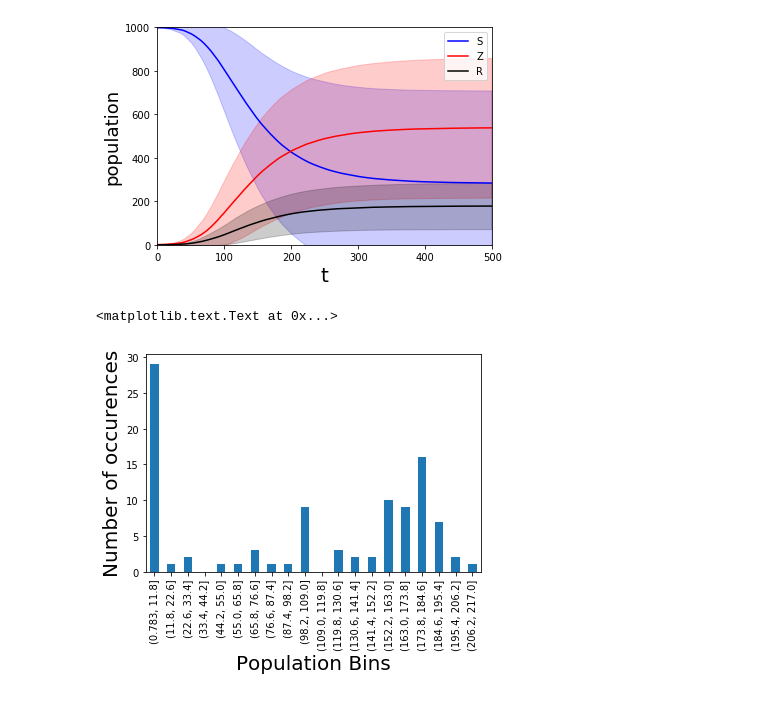
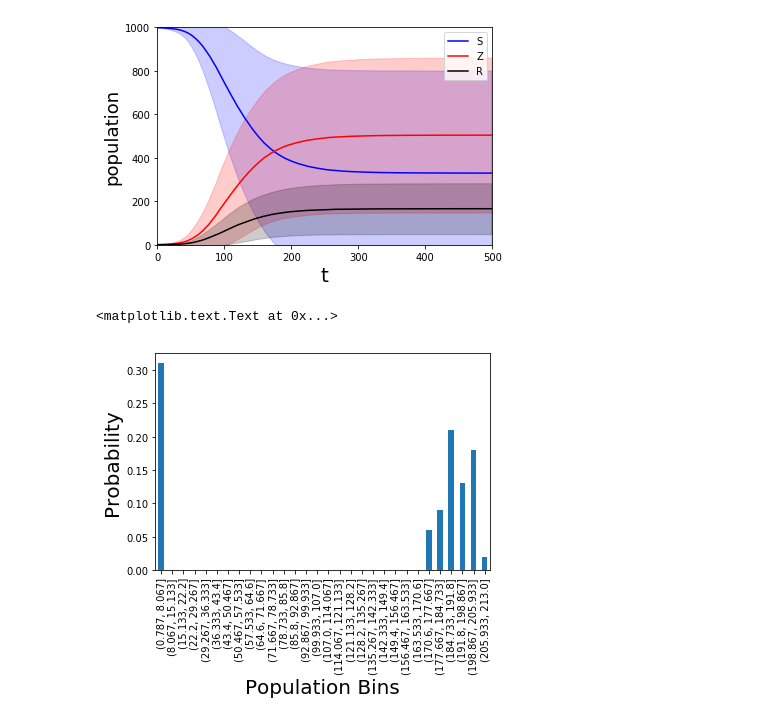
Before and after one commit to nanton96/Stochastic-Simulations-On-Scale-Free-Networks, a Jupyter notebook: main_analysis.ipynb, the cells around one changed output. Cells and saved outputs as stored; diff of their text form; code cells hidden in the pictures.

```diff
--- a/main_analysis.ipynb
+++ b/main_analysis.ipynb
@@ -35,7 +36,7 @@ def states_to_pop(log_path):
 
     return humans.T,zombies.T,removed.T
 # %%
-S,Z,R = states_to_pop('simData')
+S,Z,R = states_to_pop('BA2data')
 # %%
 def plot_results(S,Z,R):
     #Given population data this function produces a plot with their
@@ -58,15 +59,15 @@ def plot_results(S,Z,R):
 # %%
 plot_results(S,Z,R)
 # %% [output]
-[figure, old version]
+[figure, new version]
 # %%
 #Histogramming the distribution of the population over different trials
 #for a specific point at time
 
-a = pd.value_counts(R[150],bins = 20,sort=False)
+a = pd.value_counts(R[499],bins = 30,sort=False,normalize=True)
 a.plot(kind='bar')
 plt.xlabel('Population Bins', fontsize = 20)
-plt.ylabel('Number of occurences', fontsize = 20)
+plt.ylabel('Probability', fontsize = 20)
 # %% [output]
 <matplotlib.text.Text at 0x...>
-[figure, old version]
+[figure, new version]
```
Also changed, not shown: parts of 12 cells of this notebook.
